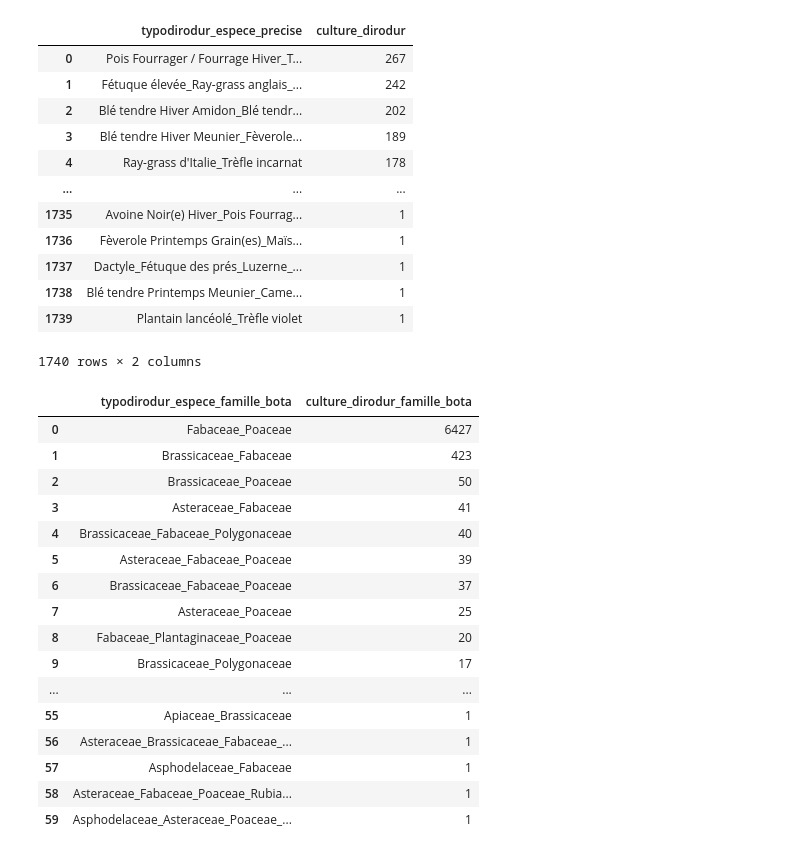
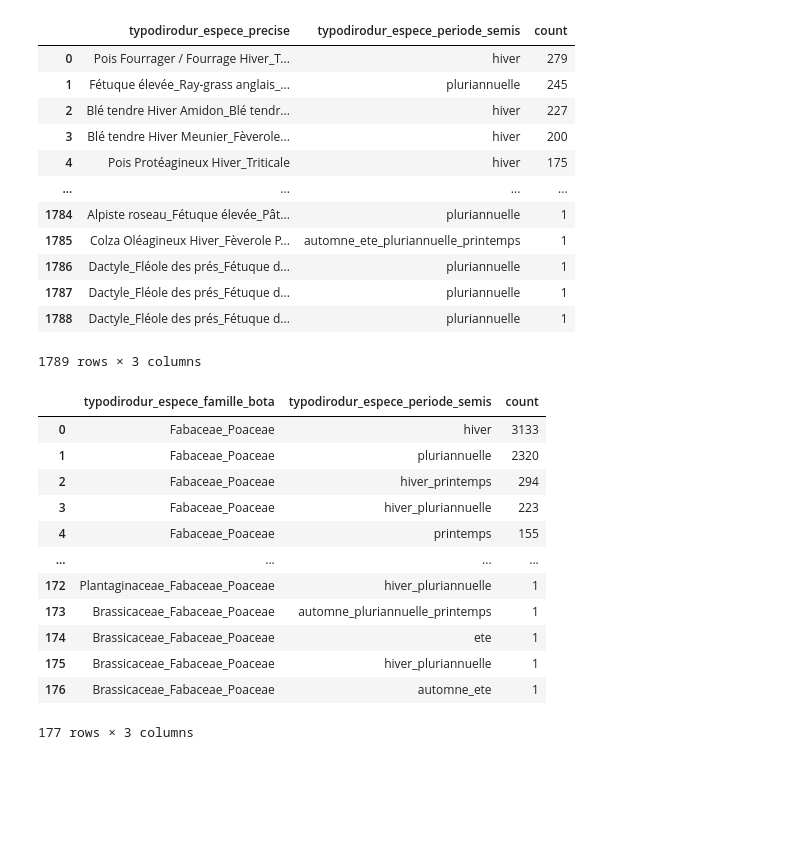
Before and after one commit to beren2/catalogue_script_agrosyst, a Jupyter notebook: 02_outils/scripts/2-test_dirodur_concatener_typo_espece.ipynb, the cells around one changed output. Cells and saved outputs as stored; diff of their text form; code cells hidden in the pictures; blank space fills up the shorter version.

Commit message:
aide Maé : ajout infos saison semis dans matrice de passage

```diff
--- a/02_outils/scripts/2-test_dirodur_concatener_typo_espece.ipynb
+++ b/02_outils/scripts/2-test_dirodur_concatener_typo_espece.ipynb
@@ -36,7 +36,15 @@ import_dfs(tables_without_id, ENTREPOT_PATH, sep = ',', verbose=False)
 culture = donnees['culture'].reset_index().rename(columns={'id':'culture_id'}).copy()
 cc = donnees['composant_culture'].reset_index().rename(columns={'id':'composant_culture_id'}).copy()
 # espece = donnees['espece'].rename(columns={'id':'espece_id'}).reset_index().copy()
-espece = pd.read_csv('/home/administrateur/Bureau/' + 'ref_espece_gcpe.csv').rename(columns={'id':'espece_id'})
+
+
+espece = pd.read_csv('/home/administrateur/Bureau/' + 'MAE_ref_espece_gcpe.csv').rename(columns={'id':'espece_id'})
+
+MAE_matrice_precise = pd.read_csv('/home/administrateur/Bureau/' + 'MAE_matrice_passage_dirodur_espece_precise.csv').rename(columns={'id':'espece_id'})
+
+MAE_matrice_famille = pd.read_csv('/home/administrateur/Bureau/' + 'MAE_matrice_passage_dirodur_famille_bota.csv').rename(columns={'id':'espece_id'})
+
+
 with open('/home/administrateur/Bureau/' + 'liste_culture_id_gcpe.txt', "r") as f:
     list_cid_gcpe = [line.strip() for line in f.readlines()]
 # %%
@@ -58,6 +66,7 @@ agg_dict = {
     'nb_composant_culture': 'sum',
     'typodirodur_espece_precise': concat_unique_sorted,
     'typodirodur_espece_famille_bota': concat_unique_sorted,
+    'typodirodur_espece_periode_semis': concat_unique_sorted,
     'nb_typodirodur_espece_precise': get_nb_unique_typo,
     'nb_typodirodur_espece_famille_bota': get_nb_unique_typo,
 }
@@ -74,5 +83,6 @@ df2 = df[['culture_id',
          'nb_composant_culture',
          'typodirodur_espece_precise',
          'typodirodur_espece_famille_bota',
+         'typodirodur_espece_periode_semis',
          'nb_typodirodur_espece_precise',
          'nb_typodirodur_espece_famille_bota']].groupby('culture_id').agg(agg_dict).reset_index()
@@ -119,44 +121,39 @@ Name: count, Length: 94, dtype: int64
 # %%
 df3 = df2.loc[df2['nb_typodirodur_espece_precise'] != 1]
-df3 = df3.typodirodur_espece_precise.value_counts().sort_values(ascending=False).reset_index()
-df3.rename(columns={'count':'culture_dirodur'}, inplace=True)
-df3.to_csv('/home/administrateur/Bureau/' + "matrice_passage_dirodur_espece_precise.csv", index=False)
+df3 = df3.groupby(['typodirodur_espece_precise','typodirodur_espece_periode_semis']).size().sort_values(ascending=False).reset_index()
+df3.rename(columns={0:'count'}, inplace=True)
+# df3.to_csv('/home/administrateur/Bureau/' + "matrice_passage_dirodur_espece_precise.csv", index=False)
 df3
 # %% [output]
-|  | typodirodur_espece_precise | culture_dirodur |
-| 0 | Pois Fourrager / Fourrage Hiver_T... | 267 |
-| 1 | Fétuque élevée_Ray-grass anglais_... | 242 |
-| 2 | Blé tendre Hiver Amidon_Blé tendr... | 202 |
-| 3 | Blé tendre Hiver Meunier_Fèverole... | 189 |
-| 4 | Ray-grass d'Italie_Trèfle incarnat | 178 |
-| ... | ... | ... |
-| 1735 | Avoine Noir(e) Hiver_Pois Fourrag... | 1 |
-| 1736 | Fèverole Printemps Grain(es)_Maïs... | 1 |
-| 1737 | Dactyle_Fétuque des prés_Luzerne_... | 1 |
-| 1738 | Blé tendre Printemps Meunier_Came... | 1 |
-| 1739 | Plantain lancéolé_Trèfle violet | 1 |
+|  | typodirodur_espece_precise | typodirodur_espece_periode_semis | count |
+| 0 | Pois Fourrager / Fourrage Hiver_T... | hiver | 279 |
+| 1 | Fétuque élevée_Ray-grass anglais_... | pluriannuelle | 245 |
+| 2 | Blé tendre Hiver Amidon_Blé tendr... | hiver | 227 |
+| 3 | Blé tendre Hiver Meunier_Fèverole... | hiver | 200 |
+| 4 | Pois Protéagineux Hiver_Triticale | hiver | 175 |
+| ... | ... | ... | ... |
+| 1784 | Alpiste roseau_Fétuque élevée_Pât... | pluriannuelle | 1 |
+| 1785 | Colza Oléagineux Hiver_Fèverole P... | automne_ete_pluriannuelle_printemps | 1 |
+| 1786 | Dactyle_Fléole des prés_Fétuque d... | pluriannuelle | 1 |
+| 1787 | Dactyle_Fléole des prés_Fétuque d... | pluriannuelle | 1 |
+| 1788 | Dactyle_Fléole des prés_Fétuque d... | pluriannuelle | 1 |
-1740 rows × 2 columns
+1789 rows × 3 columns
 # %%
 df4 = df2.loc[df2['nb_typodirodur_espece_famille_bota'] != 1]
-df4 = df4.typodirodur_espece_famille_bota.value_counts().sort_values(ascending=False).reset_index()
-df4.rename(columns={'count':'culture_dirodur_famille_bota'}, inplace=True)
-df4.to_csv('/home/administrateur/Bureau/' + "matrice_passage_dirodur_famille_bota.csv", index=False)
+df4 = df4.groupby(['typodirodur_espece_famille_bota','typodirodur_espece_periode_semis']).size().sort_values(ascending=False).reset_index()
+df4.rename(columns={0:'count'}, inplace=True)
 df4
 # %% [output]
-|  | typodirodur_espece_famille_bota | culture_dirodur_famille_bota |
-| 0 | Fabaceae_Poaceae | 6427 |
-| 1 | Brassicaceae_Fabaceae | 423 |
-| 2 | Brassicaceae_Poaceae | 50 |
-| 3 | Asteraceae_Fabaceae | 41 |
-| 4 | Brassicaceae_Fabaceae_Polygonaceae | 40 |
-| 5 | Asteraceae_Fabaceae_Poaceae | 39 |
-| 6 | Brassicaceae_Fabaceae_Poaceae | 37 |
-| 7 | Asteraceae_Poaceae | 25 |
-| 8 | Fabaceae_Plantaginaceae_Poaceae | 20 |
-| 9 | Brassicaceae_Polygonaceae | 17 |
-| ... | ... | ... |
-| 55 | Apiaceae_Brassicaceae | 1 |
-| 56 | Asteraceae_Brassicaceae_Fabaceae_... | 1 |
-| 57 | Asphodelaceae_Fabaceae | 1 |
-| 58 | Asteraceae_Fabaceae_Poaceae_Rubia... | 1 |
-| 59 | Asphodelaceae_Asteraceae_Poaceae_... | 1 |
+|  | typodirodur_espece_famille_bota | typodirodur_espece_periode_semis | count |
+| 0 | Fabaceae_Poaceae | hiver | 3133 |
+| 1 | Fabaceae_Poaceae | pluriannuelle | 2320 |
+| 2 | Fabaceae_Poaceae | hiver_printemps | 294 |
+| 3 | Fabaceae_Poaceae | hiver_pluriannuelle | 223 |
+| 4 | Fabaceae_Poaceae | printemps | 155 |
+| ... | ... | ... | ... |
+| 172 | Plantaginaceae_Fabaceae_Poaceae | hiver_pluriannuelle | 1 |
+| 173 | Brassicaceae_Fabaceae_Poaceae | automne_pluriannuelle_printemps | 1 |
+| 174 | Brassicaceae_Fabaceae_Poaceae | ete | 1 |
+| 175 | Brassicaceae_Fabaceae_Poaceae | hiver_pluriannuelle | 1 |
+| 176 | Brassicaceae_Fabaceae_Poaceae | automne_ete | 1 |
+177 rows × 3 columns
```
Also changed, not shown: parts of 9 cells of this notebook.
